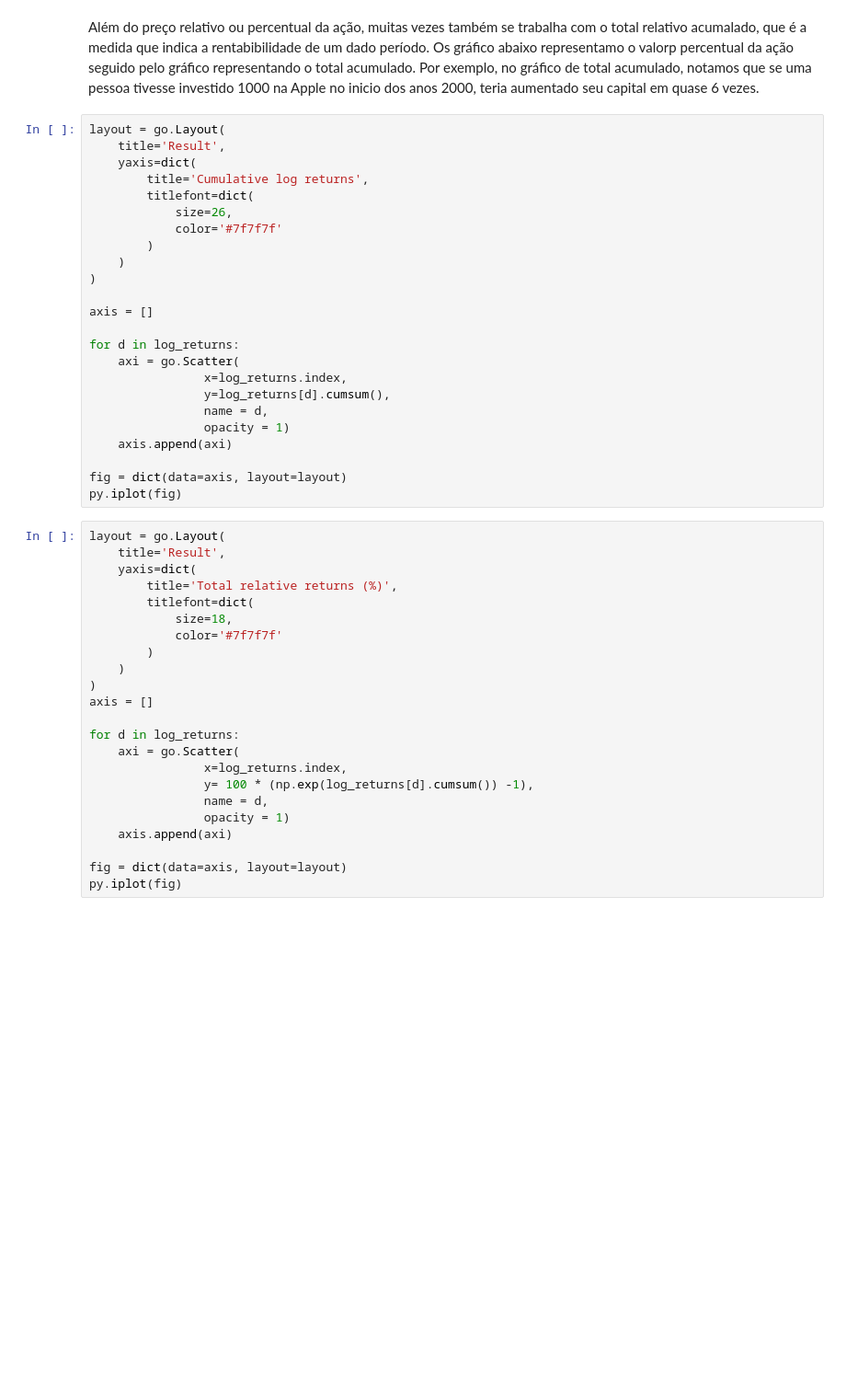
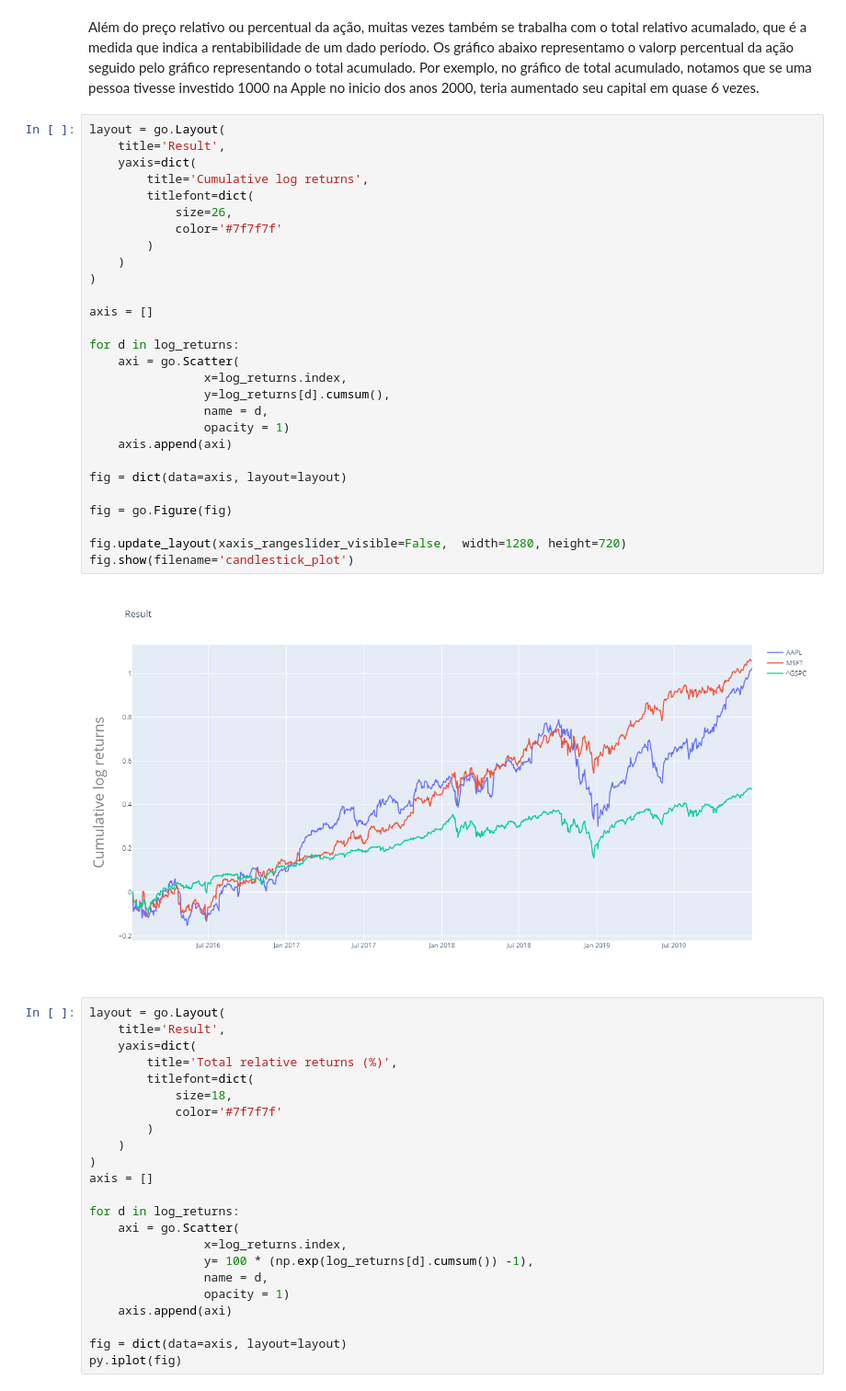
Before and after one commit to paulorodriguesxv/applied-python-stock-exchange, a Jupyter notebook: lesson-ptbr.ipynb, the cells around one changed output. Shown at 92% size. Cells and saved outputs as stored; diff of their text form; blank space fills up the shorter version.

```diff
--- a/lesson-ptbr.ipynb
+++ b/lesson-ptbr.ipynb
@@ -359,27 +414,33 @@ Os gráfico abaixo representamo o valorp percentual da ação seguido pelo gráf
 # %%
 layout = go.Layout(
     title='Result',
     yaxis=dict(
         title='Cumulative log returns',
         titlefont=dict(
             size=26,
             color='#7f7f7f'
         )
     )
 )
 
 axis = []
 
 for d in log_returns:
     axi = go.Scatter(
                 x=log_returns.index,
                 y=log_returns[d].cumsum(),
                 name = d,
                 opacity = 1)
     axis.append(axi)
 
 fig = dict(data=axis, layout=layout)
-py.iplot(fig)
+
+fig = go.Figure(fig)
+
+fig.update_layout(xaxis_rangeslider_visible=False,  width=1280, height=720)
+fig.show(filename='candlestick_plot')
+# %% [output]
+[figure, added]
 # %%
 layout = go.Layout(
     title='Result',
```
Also changed, not shown: parts of 15 cells of this notebook, 1 other file.
